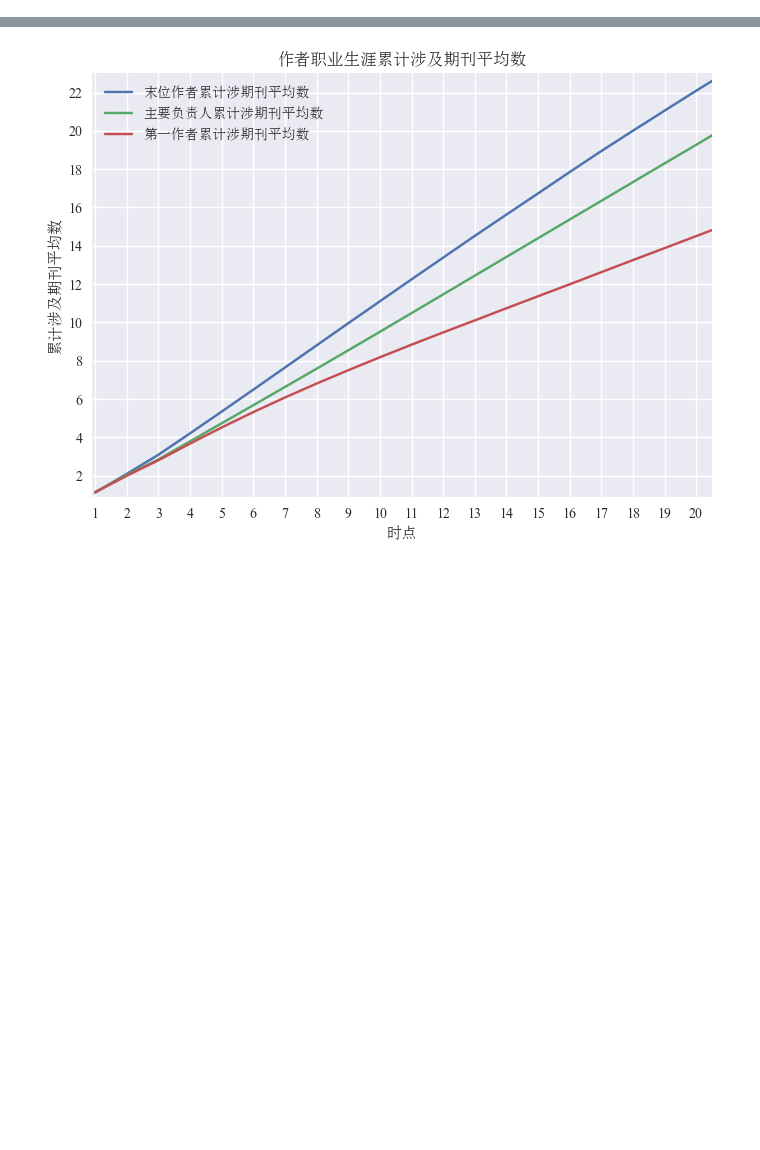
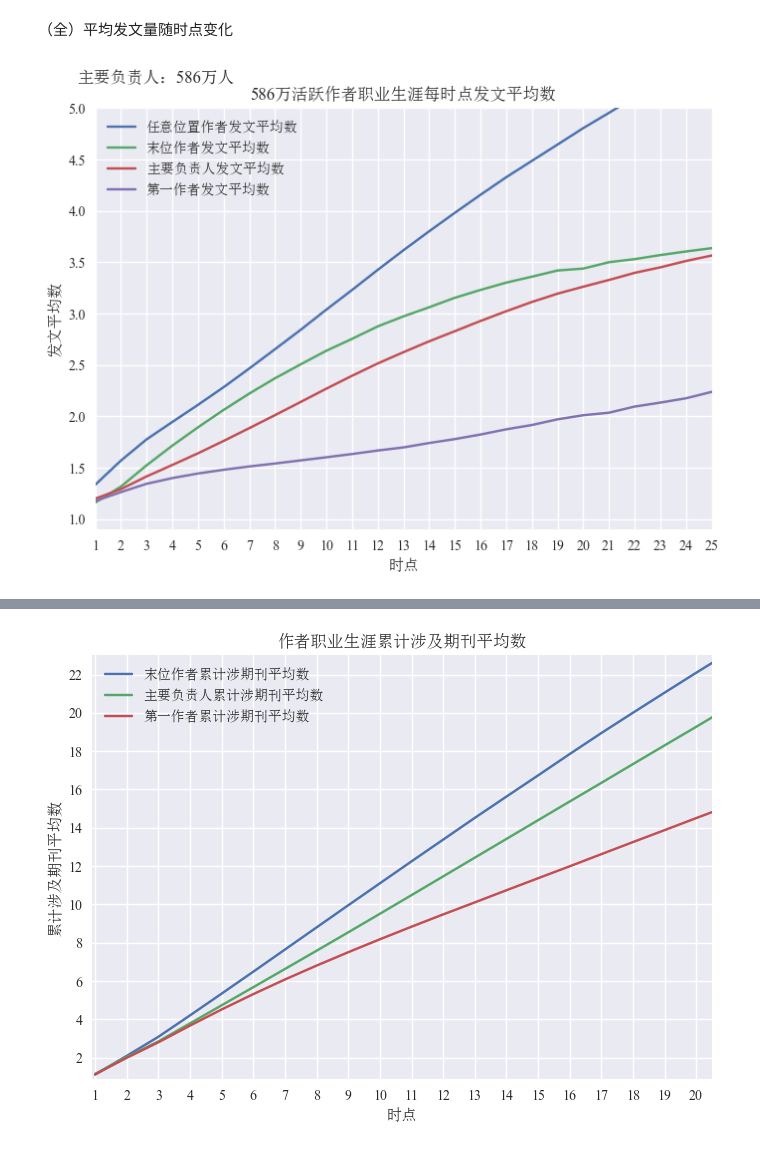
Before and after one commit to jiaweixu98/CrossBoundaryPerspective_InterdisciplinaryResearch, a Jupyter notebook: turningpoint/easyDraw.ipynb, the cells around one changed output, grey strips where cells are left out. Cells and saved outputs as stored; diff of their text form; code cells hidden in the pictures; blank space fills up the shorter version.

```diff
--- a/turningpoint/easyDraw.ipynb
+++ b/turningpoint/easyDraw.ipynb
@@ -37,0 +54,34 @@ for k, v in sorted(FieldListCounter.items(),key=lambda x:-x[1]):
+# %% [markdown]
+（全）平均发文量随时点变化
+# %%
+# 发文量
+KeySeriesAVGdict=pk.load(open('../../DataCrossBoundaryPerspective_InterdisciplinaryResearch/CASKeySeriesAVGdict.pk', 'rb'))
+FirstSeriesAVGdict=pk.load(open('../../DataCrossBoundaryPerspective_InterdisciplinaryResearch/CASFirstSeriesAVGdict.pk', 'rb'))
+LastSeriesAVGdict=pk.load(open('../../DataCrossBoundaryPerspective_InterdisciplinaryResearch/CASLastSeriesAVGdict.pk', 'rb'))
+AllSeriesAVGdict=pk.load(open('../../DataCrossBoundaryPerspective_InterdisciplinaryResearch/CASAllSeriesAVGdict.pk', 'rb'))
+years1 , Key = zip(*sorted(KeySeriesAVGdict.items()))
+years2 , First = zip(*sorted(FirstSeriesAVGdict.items()))
+years3 , Last = zip(*sorted(LastSeriesAVGdict.items()))
+years4 , All = zip(*sorted(AllSeriesAVGdict.items()))
+
+fig, ax = plt.subplots()
+ax.plot(years4,All, label='任意位置作者发文平均数')
+ax.plot(years3,Last, label='末位作者发文平均数')
+ax.plot(years1,Key, label='主要负责人发文平均数')
+ax.plot(years2,First, label='第一作者发文平均数')
+ax.set(xlabel='时点', ylabel='发文平均数',
+       title='586万活跃作者职业生涯每时点发文平均数')
+plt.ticklabel_format(style='plain')
+
+plt.text(-0.03,1.07,'主要负责人：586万人',
+horizontalalignment='left',verticalalignment='center',
+transform=ax.transAxes)
+ax.set_xlim(1, 25)
+ax.set_ylim(0.9, 5)
+ax.set_xticks([i for i in range(1,26,1)])
+# ax.set_yticks(np.array([i for i in range(125,501,25)])/100)
+ax.legend()
+fig.savefig("586万活跃作者职业生涯每时点发文平均数.png",dpi=300,bbox_inches='tight')
+plt.show()
+# %% [output]
+[figure, added]
```
Also changed, not shown: parts of 29 cells of this notebook, 17 other files.
